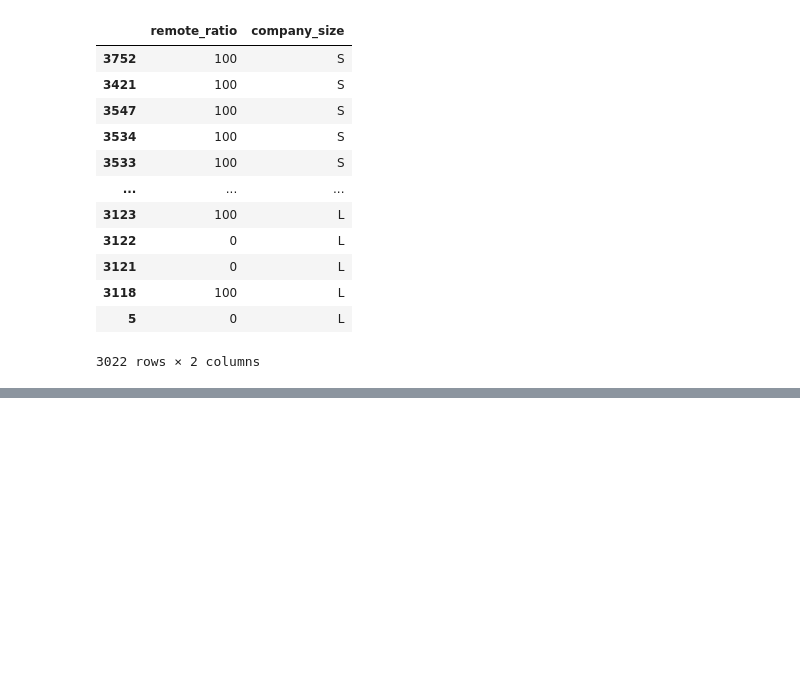
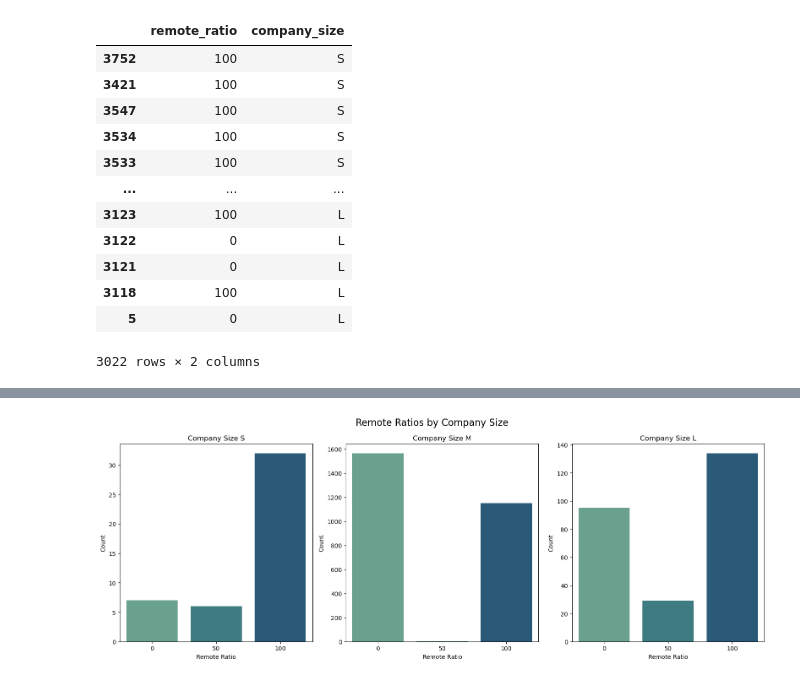
Before and after one commit to joshlynj/ds_salaries, a Jupyter notebook: notebooks/eda.ipynb, the cells around one changed output, grey strips where cells are left out. Saved outputs shown, nothing was run; the diff lists cells and outputs as text; code cells hidden in the pictures; blank space fills up the shorter version.

```diff
--- a/notebooks/eda.ipynb
+++ b/notebooks/eda.ipynb
@@ -367,2 +378,33 @@ remote_df
+# %%
+s_df = remote_df[remote_df['company_size'] == 'S']
+m_df = remote_df[remote_df['company_size'] == 'M']
+l_df = remote_df[remote_df['company_size'] == 'L']
+
+fig, axes = plt.subplots(nrows=1, ncols=3, figsize=(16, 6))
+
+sns.countplot(x='remote_ratio', data=s_df, ax=axes[0], palette="crest")
+axes[0].set_title('Company Size S')
+axes[0].set_xlabel('Remote Ratio')
+axes[0].set_ylabel('Count')
+
+sns.countplot(x='remote_ratio', data=m_df, ax=axes[1], palette="crest")
+axes[1].set_title('Company Size M')
+axes[1].set_xlabel('Remote Ratio')
+axes[1].set_ylabel('Count')
+
+sns.countplot(x='remote_ratio', data=l_df, ax=axes[2], palette="crest")
+axes[2].set_title('Company Size L')
+axes[2].set_xlabel('Remote Ratio')
+axes[2].set_ylabel('Count')
+
+plt.suptitle('Remote Ratios by Company Size', fontsize=16)
+
+# Adjust the layout and spacing between subplots
+plt.tight_layout()
+
+# Show the plots
+plt.show()
+# %% [output]
+[figure, added]
 # %%
 fig, ax1 = plt.subplots(figsize=(16,9))
```
Also changed, not shown: parts of 3 cells of this notebook.
